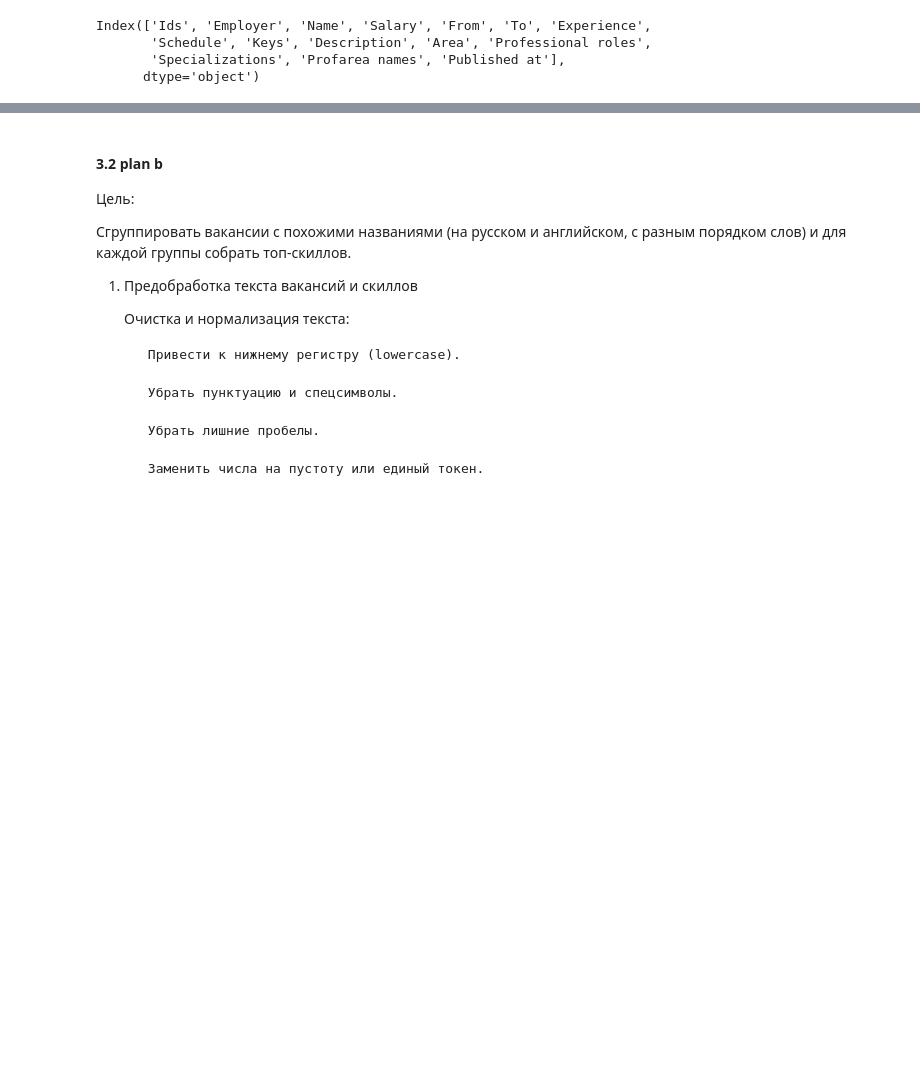
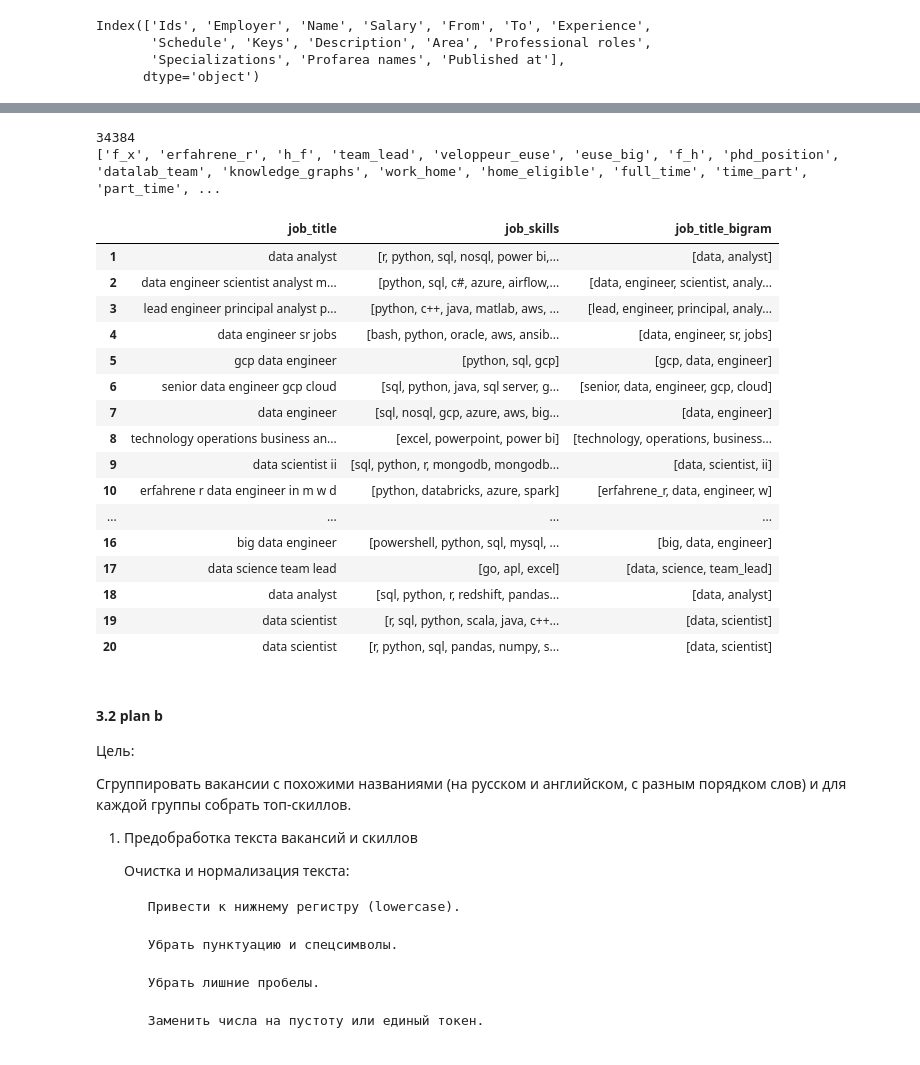
Before and after one commit to IU-Capstone-Project-2025/KIZAK, a Jupyter notebook: ml/jv_mapping.ipynb, the cells around one changed output, grey strips where cells are left out. Saved outputs shown, nothing was run; the diff lists cells and outputs as text; code cells hidden in the pictures; blank space fills up the shorter version.

Commit message:
starting plan-b (ngrams part)

```diff
--- a/ml/jv_mapping.ipynb
+++ b/ml/jv_mapping.ipynb
@@ -183,0 +130,10 @@ Name: count, dtype: int64
+# %%
+def remove_stopwords(text):
+    words = text.lower().split()
+    filtered_words = [w for w in words if w not in stop_words_en and w not in stop_words_ru]
+    return filtered_words
+# %%
+sentences = data_combined['job_title'].apply(remove_stopwords).tolist()
+
+print(sentences[:10])
+print(sentences[-10:])
@@ -184,3 +152,41 @@ Name: count, dtype: int64
+# %%
+# create bi-gram model
+bigram_model = Phrases(sentences, min_count=2, threshold=1)
+# min_count=50 — ignore pairs that apper <= 50 times
+# threshold=10 — less phrazes
+
+bigram_model.add_vocab(sentences)
+
+
+bigram_phraser = Phraser(bigram_model)  # to fasten up
+# %%
+data_combined['job_title_bigram'] = [bigram_phraser[sentence] for sentence in sentences]
+
+print(len(bigram_phraser.phrasegrams))
+print(list(bigram_phraser.phrasegrams)[:20])  # первые 20 биграмм
+# %% [output]
+34384
+['f_x', 'erfahrene_r', 'h_f', 'team_lead', 'veloppeur_euse', 'euse_big', 'f_h', 'phd_position', 'datalab_team', 'knowledge_graphs', 'work_home', 'home_eligible', 'full_time', 'time_part', 'part_time', ...
+# %%
+data_combined.head(20)
+# %% [output]
+|  | job_title | job_skills | job_title_bigram |
+| 1 | data analyst | [r, python, sql, nosql, power bi,... | [data, analyst] |
+| 2 | data engineer scientist analyst m... | [python, sql, c#, azure, airflow,... | [data, engineer, scientist, analy... |
+| 3 | lead engineer principal analyst p... | [python, c++, java, matlab, aws, ... | [lead, engineer, principal, analy... |
+| 4 | data engineer sr jobs | [bash, python, oracle, aws, ansib... | [data, engineer, sr, jobs] |
+| 5 | gcp data engineer | [python, sql, gcp] | [gcp, data, engineer] |
+| 6 | senior data engineer gcp cloud | [sql, python, java, sql server, g... | [senior, data, engineer, gcp, cloud] |
+| 7 | data engineer | [sql, nosql, gcp, azure, aws, big... | [data, engineer] |
+| 8 | technology operations business an... | [excel, powerpoint, power bi] | [technology, operations, business... |
+| 9 | data scientist ii | [sql, python, r, mongodb, mongodb... | [data, scientist, ii] |
+| 10 | erfahrene r data engineer in m w d | [python, databricks, azure, spark] | [erfahrene_r, data, engineer, w] |
+| ... | ... | ... | ... |
+| 16 | big data engineer | [powershell, python, sql, mysql, ... | [big, data, engineer] |
+| 17 | data science team lead | [go, apl, excel] | [data, science, team_lead] |
+| 18 | data analyst | [sql, python, r, redshift, pandas... | [data, analyst] |
+| 19 | data scientist | [r, sql, python, scala, java, c++... | [data, scientist] |
+| 20 | data scientist | [r, python, sql, pandas, numpy, s... | [data, scientist] |
 # %% [markdown]
 #### 3.2 plan b
 
```
Also changed, not shown: parts of 24 cells of this notebook.
